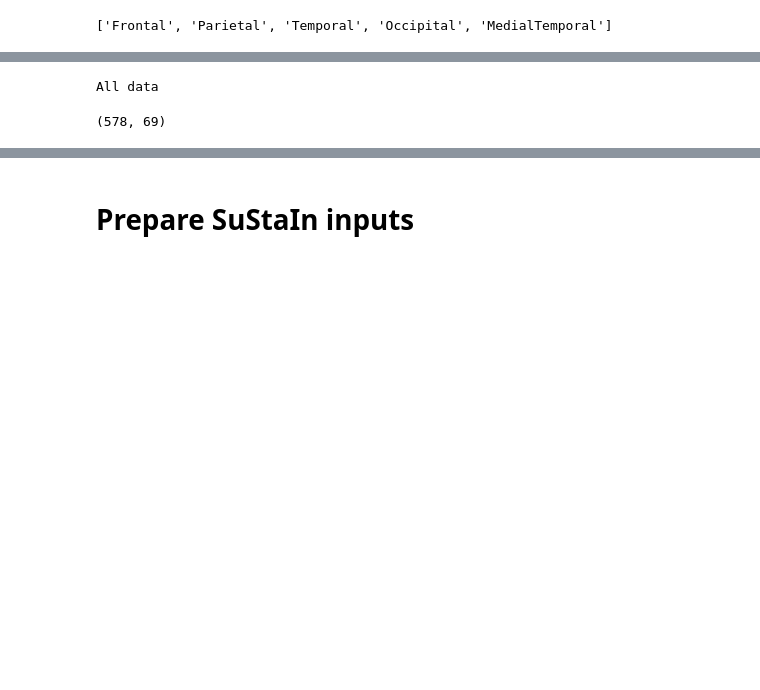
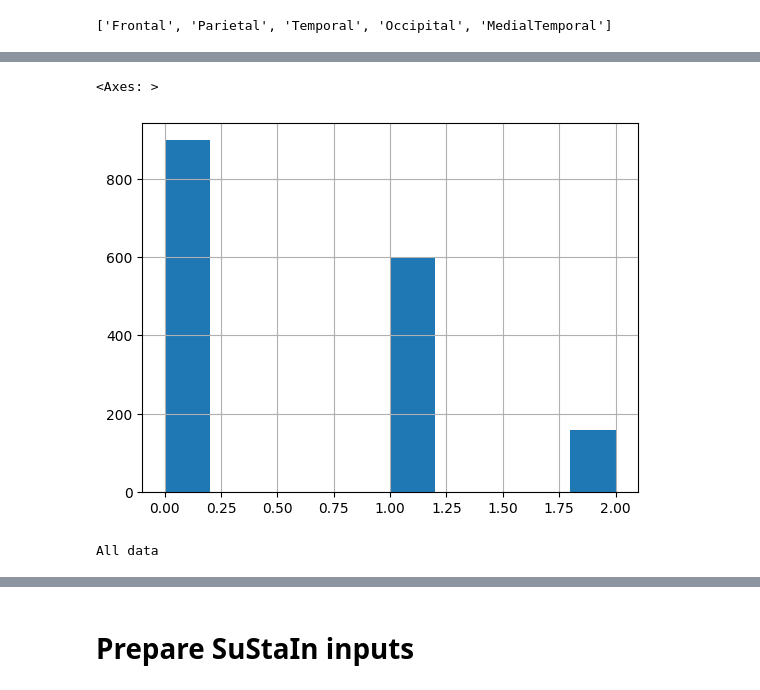
Before and after one commit to mihaelacr10/apoe4_informed, a Jupyter notebook: run_clinical.ipynb, the cells around one changed output, grey strips where cells are left out. Saved outputs shown, nothing was run; the diff lists cells and outputs as text; code cells hidden in the pictures; blank space fills up the shorter version.

```diff
--- a/run_clinical.ipynb
+++ b/run_clinical.ipynb
@@ -72,5 +93,10 @@ print(data.shape)
 # %%
 # data[biomarkers].hist(figsize=(10,10))
+# %%
+data['APOE4'].hist()
+# %% [output]
+<Axes: >
+[figure, added]
 # %%
 data_ABpos = data[data['ABpos'] == 1]
 data_APOE4 = data[data['APOE4']>0]
@@ -87,10 +115,6 @@ else:
     print('APOE4+')
 # %% [output]
 All data
-# %%
-zdata.shape
-# %% [output]
-(578, 69)
 # %%
 zdata[biomarkers].hist(figsize= (10,10))
 # %% [output]
```
Also changed, not shown: parts of 65 cells of this notebook, 14 other files.
